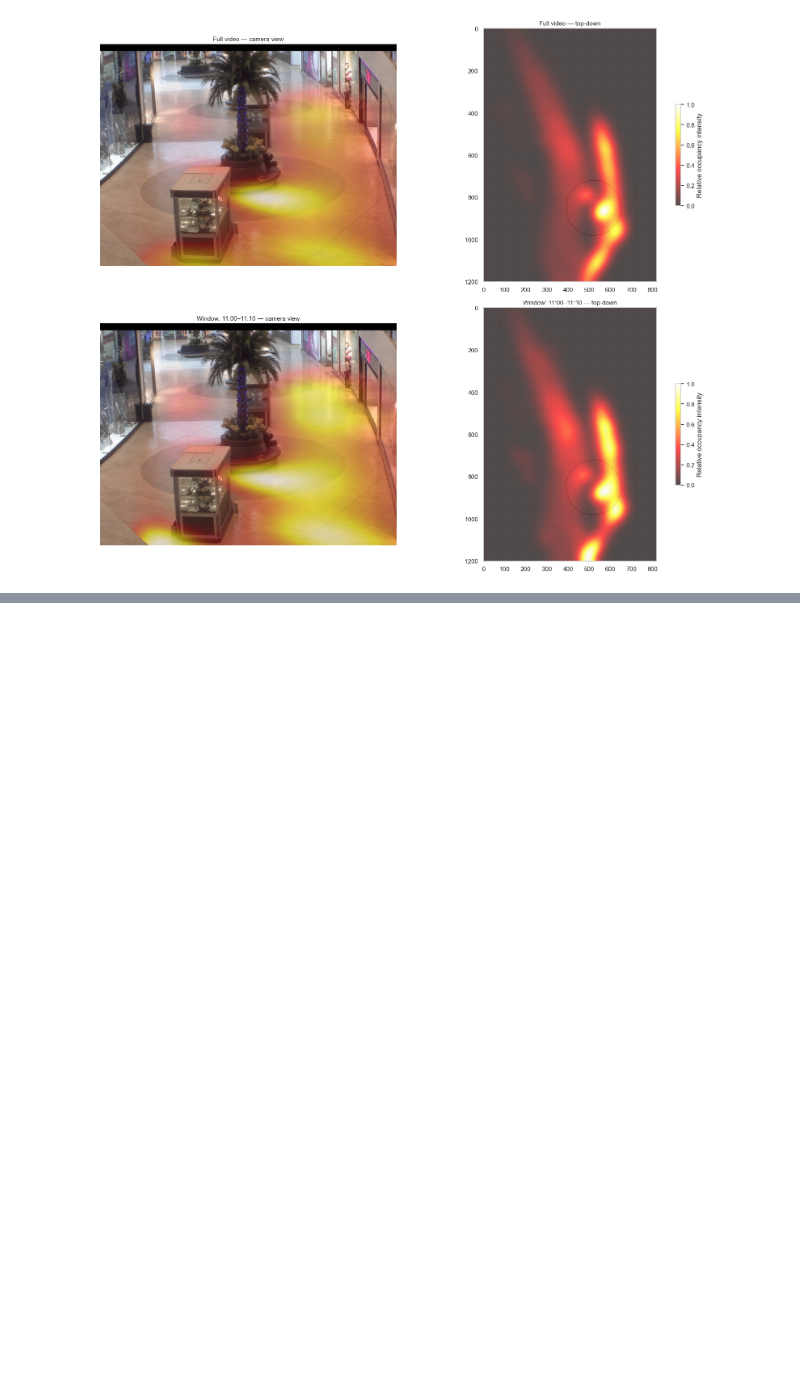
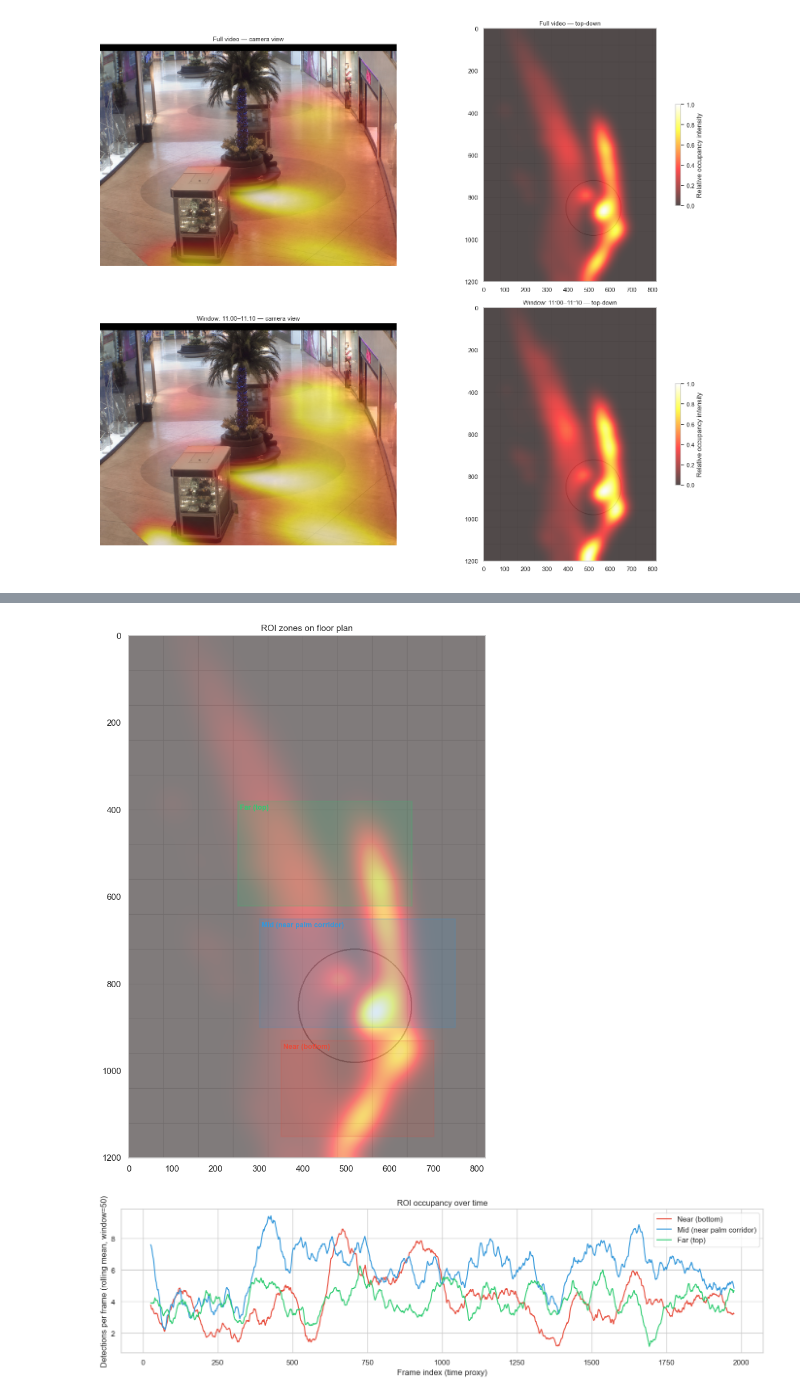
Before and after one commit to kcholyshere/Mall-heatmap, a Jupyter notebook: notebooks/05_time_based_analysis.ipynb, the cells around one changed output, grey strips where cells are left out. Cells and saved outputs as stored; diff of their text form; code cells hidden in the pictures; blank space fills up the shorter version.

```diff
--- a/notebooks/05_time_based_analysis.ipynb
+++ b/notebooks/05_time_based_analysis.ipynb
@@ -187,0 +193,55 @@ Window frames: 9552 detections  (11:00–11:10, frames 1–601)
+# %%
+# ── Zone definitions (floor plan pixel rectangles: x0, y0, x1, y1) ──────────
+ROIS = {
+    'Near (bottom)': (350, 930, 700, 1150),   # closest to camera — high density
+    'Mid (near palm corridor)': (300, 650, 750, 900),   # around the ellipse landmark
+    'Far (top)':     (250, 380, 650, 620),    # furthest from camera
+}
+ROI_COLOURS = ['#e74c3c', '#3498db', '#2ecc71']
+
+# ── Show zones on floor plan ──────────────────────────────────────────────────
+fig, ax = plt.subplots(figsize=(7, 10))
+ax.imshow(make_floor_canvas(), extent=[0, FLOOR_W, FLOOR_H, 0])
+ax.imshow(heatmap_all, extent=[0, FLOOR_W, FLOOR_H, 0],
+          cmap='hot', alpha=0.5, vmin=0, vmax=1)
+
+for (name, (x0, y0, x1, y1)), col in zip(ROIS.items(), ROI_COLOURS):
+    from matplotlib.patches import Rectangle
+    ax.add_patch(Rectangle((x0, y0), x1 - x0, y1 - y0,
+                            linewidth=2, edgecolor=col, facecolor=col, alpha=0.15))
+    ax.text(x0 + 5, y0 + 20, name, color=col, fontsize=9, fontweight='bold')
+
+ax.grid(False)
+ax.set_title('ROI zones on floor plan', fontsize=11)
+plt.tight_layout()
+plt.show()
+
+# ── Count detections per frame per ROI ───────────────────────────────────────
+all_frame_ids = range(1, N_FRAMES + 1)
+roi_counts = {name: np.zeros(N_FRAMES) for name in ROIS}
+
+for name, (x0, y0, x1, y1) in ROIS.items():
+    mask = (
+        projected['px'].between(x0, x1) &
+        projected['py'].between(y0, y1)
+    )
+    counts = projected[mask].groupby('frame_id').size().reindex(all_frame_ids, fill_value=0)
+    roi_counts[name] = counts.values
+
+# ── Plot rolling mean occupancy ───────────────────────────────────────────────
+ROLL = 50  # frames rolling window
+
+fig, ax = plt.subplots(figsize=(14, 4))
+for (name, counts), col in zip(roi_counts.items(), ROI_COLOURS):
+    rolled = pd.Series(counts).rolling(ROLL, center=True).mean()
+    sns.lineplot(x=list(all_frame_ids), y=rolled, ax=ax,
+                 label=name, color=col, linewidth=1.5)
+
+ax.set_xlabel('Frame index (time proxy)')
+ax.set_ylabel(f'Detections per frame (rolling mean, window={ROLL})')
+ax.set_title('ROI occupancy over time')
+plt.tight_layout()
+plt.show()
+# %% [output]
+[figure, added]
+[figure, added]
```
Also changed, not shown: parts of 1 cell of this notebook.
